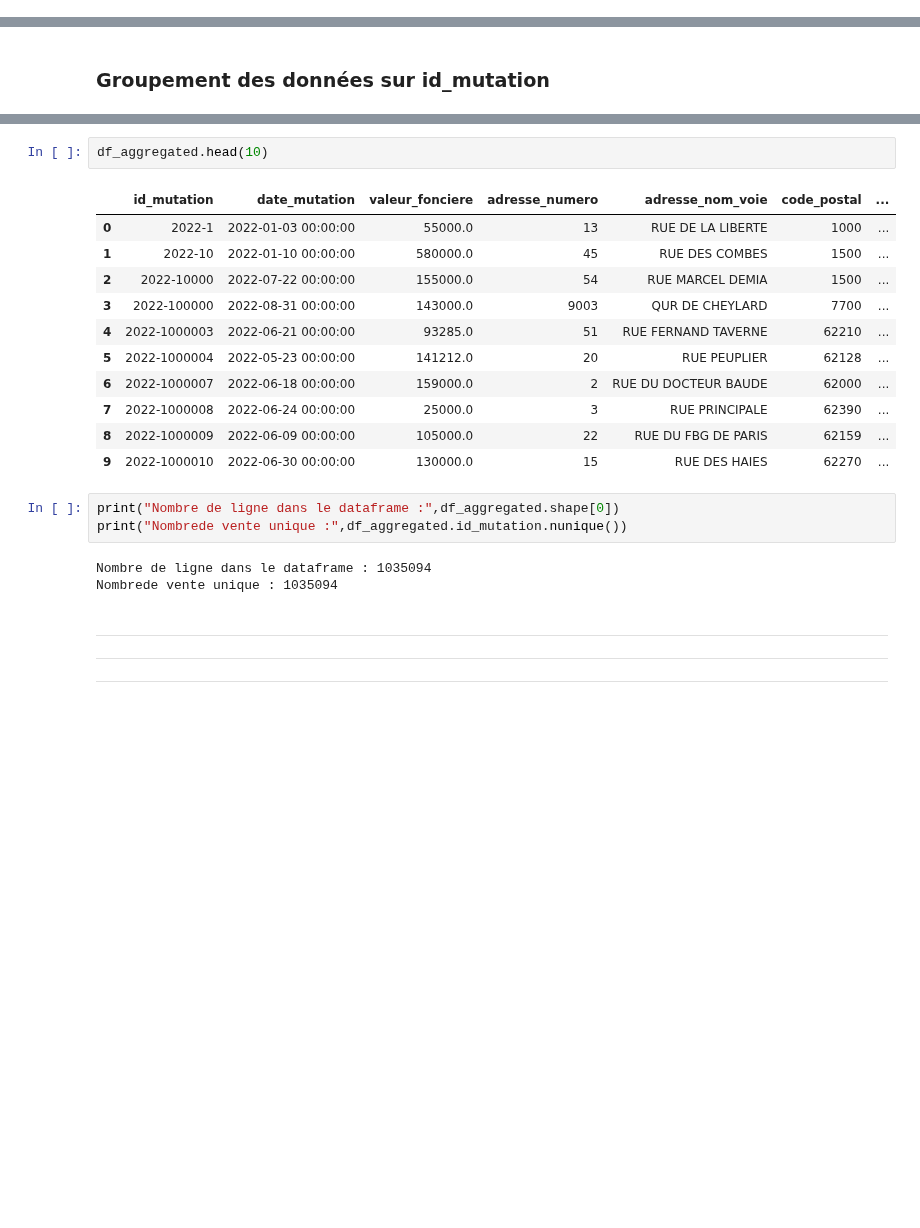
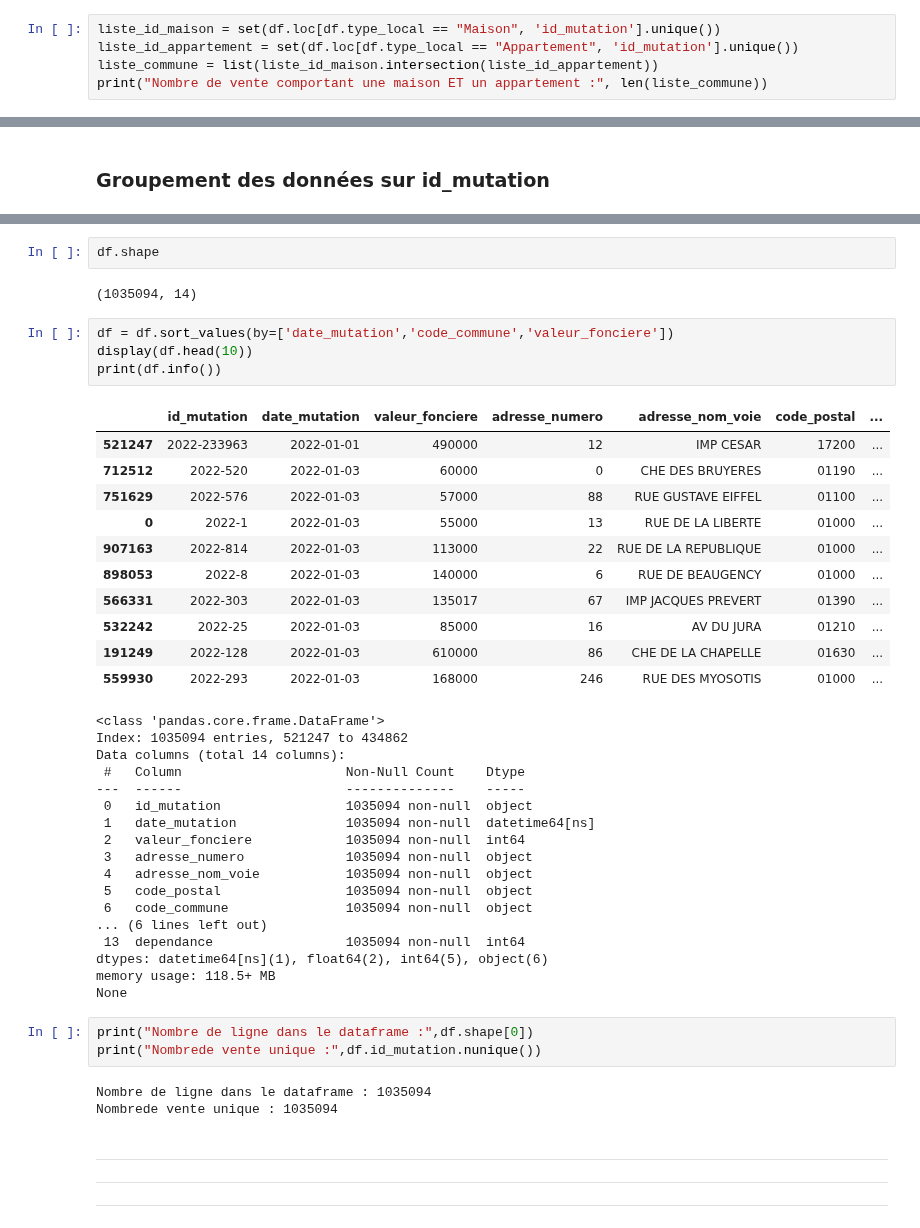
Before and after one commit to Kevin-Le-Grand/certif_app_immo, a Jupyter notebook: datagouv_to_rds/EDA.ipynb, the cells around one changed output, grey strips where cells are left out. Drawn from its saved outputs; the diff is of its cells as text; blank space fills up the shorter version.

```diff
--- a/datagouv_to_rds/EDA.ipynb
+++ b/datagouv_to_rds/EDA.ipynb
@@ -225,0 +204,5 @@ df_filtered2.head()
+# %%
+liste_id_maison = set(df.loc[df.type_local == "Maison", 'id_mutation'].unique())
+liste_id_appartement = set(df.loc[df.type_local == "Appartement", 'id_mutation'].unique())
+liste_commune = list(liste_id_maison.intersection(liste_id_appartement))
+print("Nombre de vente comportant une maison ET un appartement :", len(liste_commune))
@@ -442,20 +487,43 @@ df_aggregated = df.groupby('id_mutation').agg(aggregation_functions).reset_index
-# %%
-df_aggregated.head(10)
-# %% [output]
-|  | id_mutation | date_mutation | valeur_fonciere | adresse_numero | adresse_nom_voie | code_postal | ... |
-| 0 | 2022-1 | 2022-01-03 00:00:00 | 55000.0 | 13 | RUE DE LA LIBERTE | 1000 | ... |
-| 1 | 2022-10 | 2022-01-10 00:00:00 | 580000.0 | 45 | RUE DES COMBES | 1500 | ... |
-| 2 | 2022-10000 | 2022-07-22 00:00:00 | 155000.0 | 54 | RUE MARCEL DEMIA | 1500 | ... |
-| 3 | 2022-100000 | 2022-08-31 00:00:00 | 143000.0 | 9003 | QUR DE CHEYLARD | 7700 | ... |
-| 4 | 2022-1000003 | 2022-06-21 00:00:00 | 93285.0 | 51 | RUE FERNAND TAVERNE | 62210 | ... |
-| 5 | 2022-1000004 | 2022-05-23 00:00:00 | 141212.0 | 20 | RUE PEUPLIER | 62128 | ... |
-| 6 | 2022-1000007 | 2022-06-18 00:00:00 | 159000.0 | 2 | RUE DU DOCTEUR BAUDE | 62000 | ... |
-| 7 | 2022-1000008 | 2022-06-24 00:00:00 | 25000.0 | 3 | RUE PRINCIPALE | 62390 | ... |
-| 8 | 2022-1000009 | 2022-06-09 00:00:00 | 105000.0 | 22 | RUE DU FBG DE PARIS | 62159 | ... |
-| 9 | 2022-1000010 | 2022-06-30 00:00:00 | 130000.0 | 15 | RUE DES HAIES | 62270 | ... |
+# %%
+df.shape
+# %% [output]
+(1035094, 14)
+# %%
+df = df.sort_values(by=['date_mutation','code_commune','valeur_fonciere'])
+display(df.head(10))
+print(df.info())
+# %% [output]
+|  | id_mutation | date_mutation | valeur_fonciere | adresse_numero | adresse_nom_voie | code_postal | ... |
+| 521247 | 2022-233963 | 2022-01-01 | 490000 | 12 | IMP CESAR | 17200 | ... |
+| 712512 | 2022-520 | 2022-01-03 | 60000 | 0 | CHE DES BRUYERES | 01190 | ... |
+| 751629 | 2022-576 | 2022-01-03 | 57000 | 88 | RUE GUSTAVE EIFFEL | 01100 | ... |
+| 0 | 2022-1 | 2022-01-03 | 55000 | 13 | RUE DE LA LIBERTE | 01000 | ... |
+| 907163 | 2022-814 | 2022-01-03 | 113000 | 22 | RUE DE LA REPUBLIQUE | 01000 | ... |
+| 898053 | 2022-8 | 2022-01-03 | 140000 | 6 | RUE DE BEAUGENCY | 01000 | ... |
+| 566331 | 2022-303 | 2022-01-03 | 135017 | 67 | IMP JACQUES PREVERT | 01390 | ... |
+| 532242 | 2022-25 | 2022-01-03 | 85000 | 16 | AV DU JURA | 01210 | ... |
+| 191249 | 2022-128 | 2022-01-03 | 610000 | 86 | CHE DE LA CHAPELLE | 01630 | ... |
+| 559930 | 2022-293 | 2022-01-03 | 168000 | 246 | RUE DES MYOSOTIS | 01000 | ... |
+<class 'pandas.core.frame.DataFrame'>
+Index: 1035094 entries, 521247 to 434862
+Data columns (total 14 columns):
+ #   Column                     Non-Null Count    Dtype
+---  ------                     --------------    -----
+ 0   id_mutation                1035094 non-null  object
+ 1   date_mutation              1035094 non-null  datetime64[ns]
+ 2   valeur_fonciere            1035094 non-null  int64
+ 3   adresse_numero             1035094 non-null  object
+ 4   adresse_nom_voie           1035094 non-null  object
+ 5   code_postal                1035094 non-null  object
+ 6   code_commune               1035094 non-null  object
+... (6 lines left out)
+ 13  dependance                 1035094 non-null  int64
+dtypes: datetime64[ns](1), float64(2), int64(5), object(6)
+memory usage: 118.5+ MB
+None
 # %%
-print("Nombre de ligne dans le dataframe :",df_aggregated.shape[0])
-print("Nombrede vente unique :",df_aggregated.id_mutation.nunique())
+print("Nombre de ligne dans le dataframe :",df.shape[0])
+print("Nombrede vente unique :",df.id_mutation.nunique())
 # %% [output]
 Nombre de ligne dans le dataframe : 1035094
 Nombrede vente unique : 1035094
```
Also changed, not shown: parts of 23 cells of this notebook, 2 other files.
